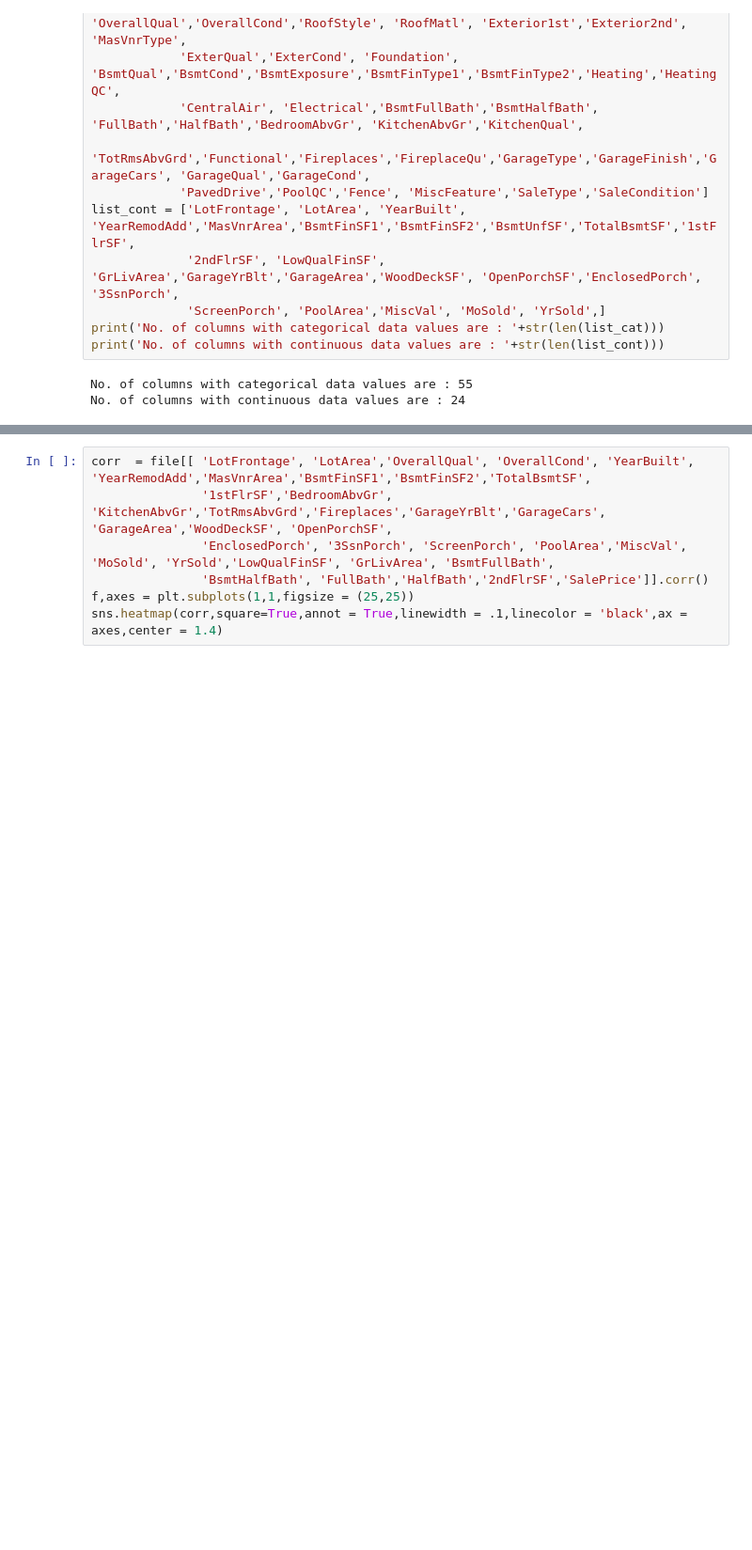
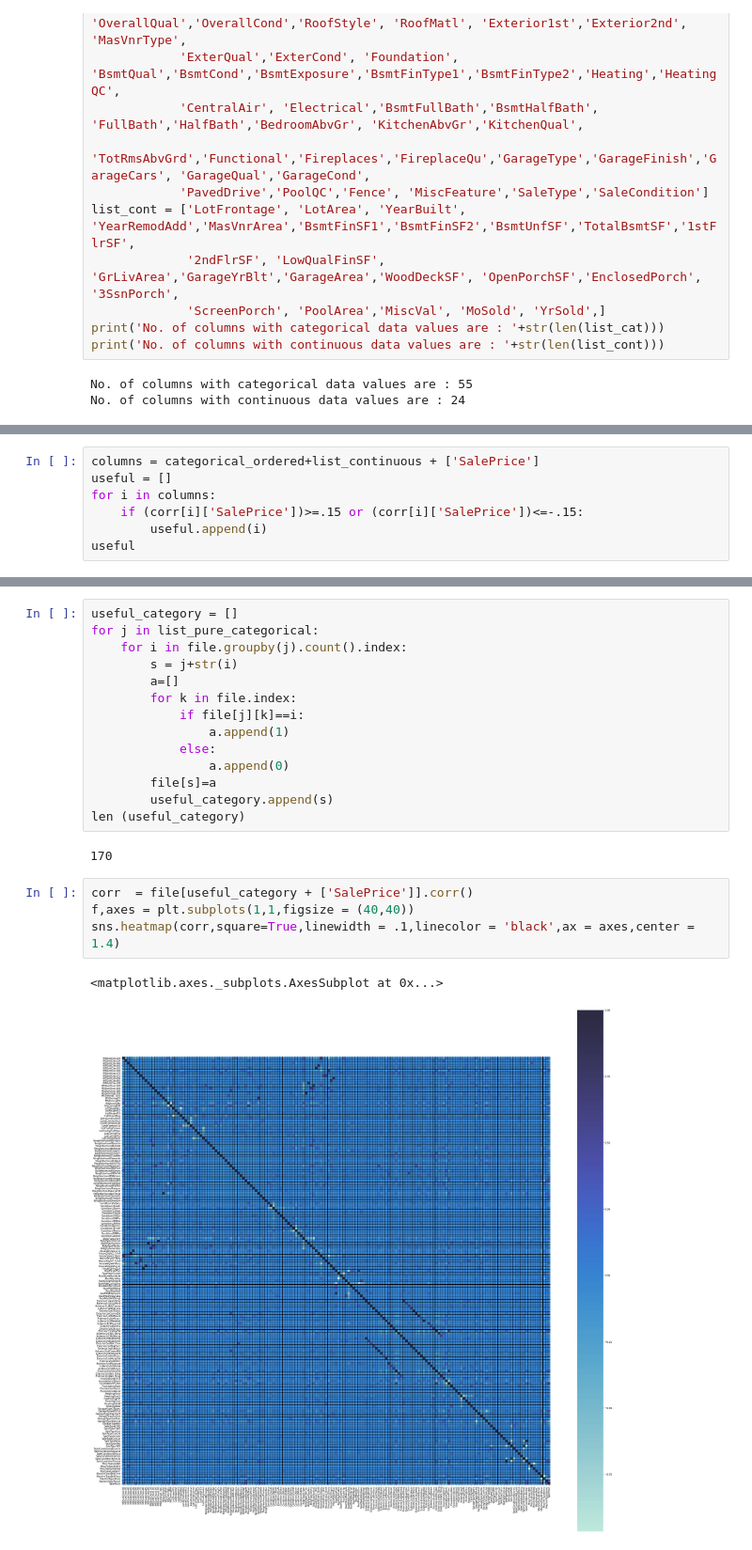
Before and after one commit to sidhantagar/Kaggle-House-Prices, a Jupyter notebook: house-prices.ipynb, the cells around one changed output, grey strips where cells are left out. Shown at 94% size. Drawn from its saved outputs; the diff is of its cells as text; blank space fills up the shorter version.

```diff
--- a/house-prices.ipynb
+++ b/house-prices.ipynb
@@ -234,0 +357,7 @@ for i in list_cont:
+# %%
+columns = categorical_ordered+list_continuous + ['SalePrice']
+useful = []
+for i in columns:
+    if (corr[i]['SalePrice'])>=.15 or (corr[i]['SalePrice'])<=-.15:
+        useful.append(i)
+useful
@@ -237,7 +451,23 @@ file.columns
+# %%
+useful_category = []
+for j in list_pure_categorical:
+    for i in file.groupby(j).count().index:
+        s = j+str(i)
+        a=[]
+        for k in file.index:
+            if file[j][k]==i:
+                a.append(1)
+            else:
+                a.append(0)
+        file[s]=a
+        useful_category.append(s)
+len (useful_category)
+# %% [output]
+170
 # %%
-corr  = file[[ 'LotFrontage', 'LotArea','OverallQual', 'OverallCond', 'YearBuilt', 'YearRemodAdd','MasVnrArea','BsmtFinSF1','BsmtFinSF2','TotalBsmtSF',
-               '1stFlrSF','BedroomAbvGr', 'KitchenAbvGr','TotRmsAbvGrd','Fireplaces','GarageYrBlt','GarageCars', 'GarageArea','WoodDeckSF', 'OpenPorchSF',
-               'EnclosedPorch', '3SsnPorch', 'ScreenPorch', 'PoolArea','MiscVal', 'MoSold', 'YrSold','LowQualFinSF', 'GrLivArea', 'BsmtFullBath',
-               'BsmtHalfBath', 'FullBath','HalfBath','2ndFlrSF','SalePrice']].corr()
-f,axes = plt.subplots(1,1,figsize = (25,25))
-sns.heatmap(corr,square=True,annot = True,linewidth = .1,linecolor = 'black',ax = axes,center = 1.4)
+corr  = file[useful_category + ['SalePrice']].corr()
+f,axes = plt.subplots(1,1,figsize = (40,40))
+sns.heatmap(corr,square=True,linewidth = .1,linecolor = 'black',ax = axes,center = 1.4)
+# %% [output]
+<matplotlib.axes._subplots.AxesSubplot at 0x...>
+[figure, added]
```
Also changed, not shown: parts of 51 cells of this notebook.
